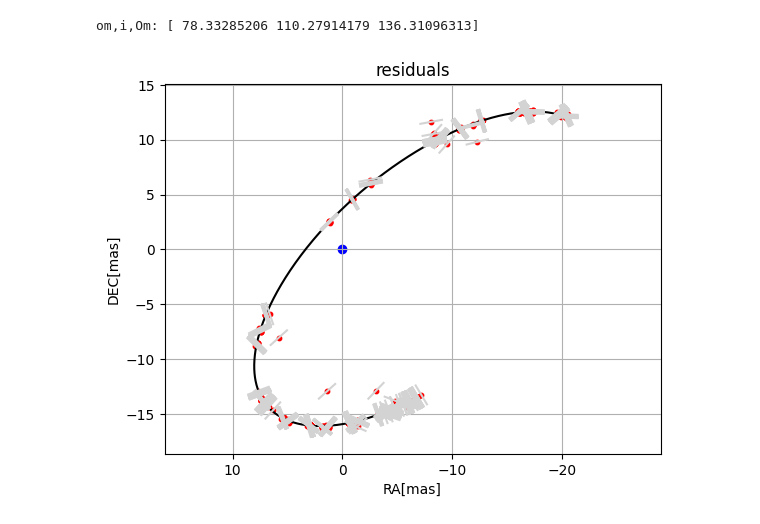
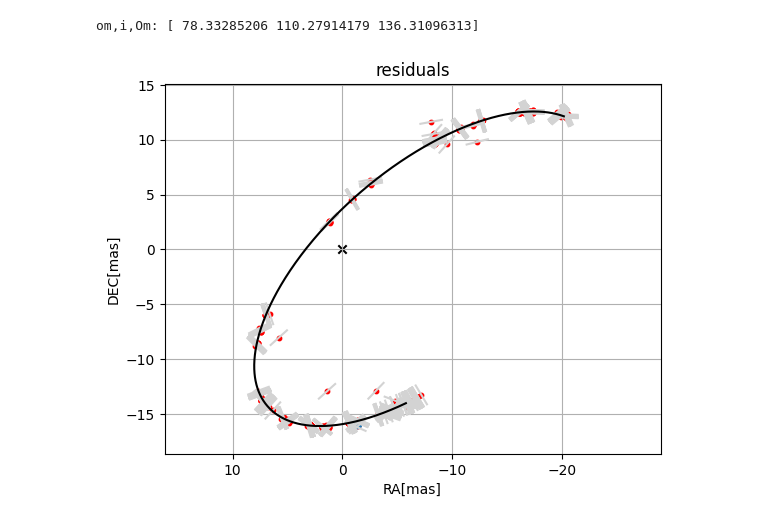
Before and after one commit to TSchiwy/ExTRA, a Jupyter notebook: play.ipynb, the cells around one changed output. Cells and saved outputs as stored; diff of their text form; code cells hidden in the pictures.

Commit message:
additional plots

```diff
--- a/play.ipynb
+++ b/play.ipynb
@@ -94,4 +94,4 @@ A6=A3*A2
 A7=A4*A2
 A8=ast[1]
 A9=ast[2]
-gaia=[A3,A4,A5,A6,A7,A8,A9]
+gaia=np.array([A3,A4,A5,A6,A7,A8,A9])
@@ -217,23 +197,25 @@ om,i,Om: [ 78.33285206 110.27914179 136.31096313]
 # %%
 fit_residuals=ex.abs_res(planet_residual,fit.x[-5:],np.zeros(5),gaia[:5])
 
 x_O,y_O=ex.orbit(*fit.x[:7],t_gaia)
 
 res_gaia_final=fit_residuals-(A3*x_O+A4*y_O)
 
 check=ex.res_to_orbit_gaia(res_gaia_final,gaia, fit.x[:7])
 
 
 #ex.plot_hip(*ex.hip_2d(checking))
 
 plt.title("residuals")
 plt.ylabel("DEC[mas]")
 plt.xlabel("RA[mas]")
-plt.scatter(0,0,c="b")
+plt.scatter(0,0,c="k",marker="x")
+
+ex.plot_hip(*check)
 plt.plot(*ex.orbit(*fit.x[:7],t_rvmod),c="k")
-ex.plot_hip(*check)
+
 plt.gca().invert_xaxis()
 plt.axis("equal")
 plt.grid()
 # %% [output]
-[figure, old version]
+[figure, new version]
```
Also changed, not shown: parts of 7 cells of this notebook.
